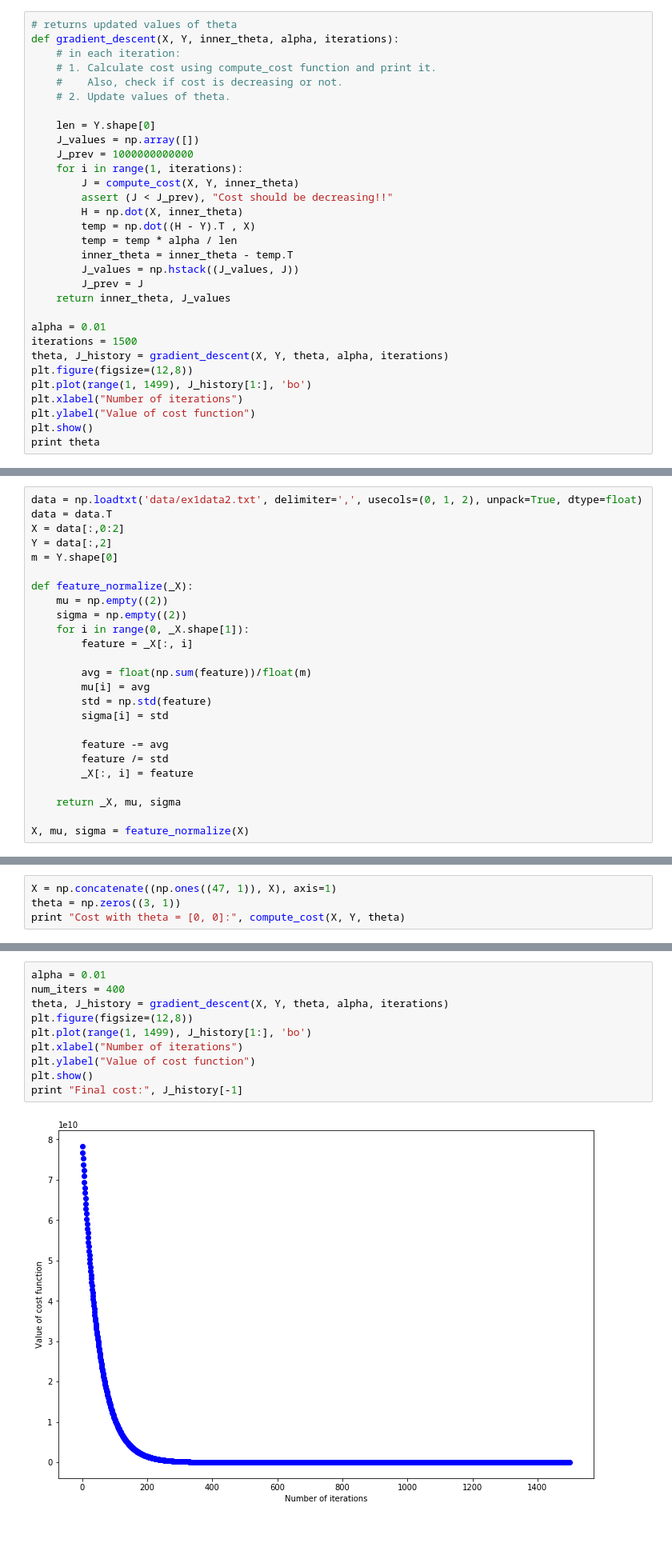
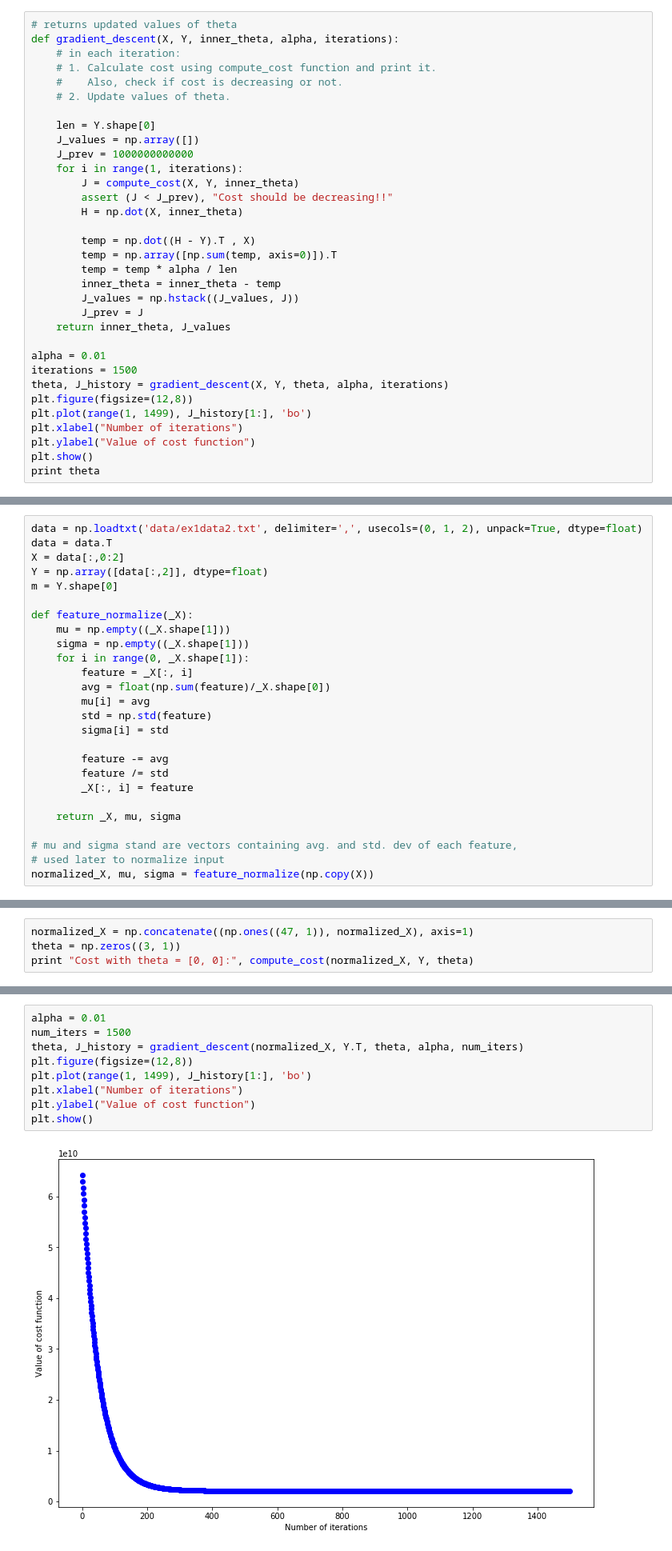
Before and after one commit to cynicaldevil/machine-learning-exercises, a Jupyter notebook: ex1/ex1.ipynb, the cells around one changed output, grey strips where cells are left out. Shown at 80% size. Drawn from its saved outputs; the diff is of its cells as text.

```diff
--- a/ex1/ex1.ipynb
+++ b/ex1/ex1.ipynb
@@ -59,9 +58,11 @@ def gradient_descent(X, Y, inner_theta, alpha, iterations):
         J = compute_cost(X, Y, inner_theta)
         assert (J < J_prev), "Cost should be decreasing!!"
         H = np.dot(X, inner_theta)
+
         temp = np.dot((H - Y).T , X)
+        temp = np.array([np.sum(temp, axis=0)]).T
         temp = temp * alpha / len
-        inner_theta = inner_theta - temp.T
+        inner_theta = inner_theta - temp
         J_values = np.hstack((J_values, J))
         J_prev = J
     return inner_theta, J_values
@@ -150,16 +151,15 @@ plt.show()
 data = np.loadtxt('data/ex1data2.txt', delimiter=',', usecols=(0, 1, 2), unpack=True, dtype=float)
 data = data.T
 X = data[:,0:2]
-Y = data[:,2]
+Y = np.array([data[:,2]], dtype=float)
 m = Y.shape[0]
 
 def feature_normalize(_X):
-    mu = np.empty((2))
-    sigma = np.empty((2))
+    mu = np.empty((_X.shape[1]))
+    sigma = np.empty((_X.shape[1]))
     for i in range(0, _X.shape[1]):
         feature = _X[:, i]
-
-        avg = float(np.sum(feature))/float(m)
+        avg = float(np.sum(feature)/_X.shape[0])
         mu[i] = avg
         std = np.std(feature)
         sigma[i] = std
@@ -170,11 +170,13 @@ def feature_normalize(_X):
 
     return _X, mu, sigma
 
-X, mu, sigma = feature_normalize(X)
+# mu and sigma stand are vectors containing avg. and std. dev of each feature,
+# used later to normalize input
+normalized_X, mu, sigma = feature_normalize(np.copy(X))
 # %% [markdown]
 ## 5.2 Cost function with theta = 0
 # %%
-X = np.concatenate((np.ones((47, 1)), X), axis=1)
+normalized_X = np.concatenate((np.ones((47, 1)), normalized_X), axis=1)
 theta = np.zeros((3, 1))
-print "Cost with theta = [0, 0]:", compute_cost(X, Y, theta)
+print "Cost with theta = [0, 0]:", compute_cost(normalized_X, Y, theta)
 # %% [output]
@@ -183,13 +185,12 @@ Cost with theta = [0, 0]: 79960005000.0
 ## 5.3 Calculating Multi-variate Gradient Descent
 # %%
 alpha = 0.01
-num_iters = 400
-theta, J_history = gradient_descent(X, Y, theta, alpha, iterations)
+num_iters = 1500
+theta, J_history = gradient_descent(normalized_X, Y.T, theta, alpha, num_iters)
 plt.figure(figsize=(12,8))
 plt.plot(range(1, 1499), J_history[1:], 'bo')
 plt.xlabel("Number of iterations")
 plt.ylabel("Value of cost function")
 plt.show()
-print "Final cost:", J_history[-1]
 # %% [output]
-[figure, old version]
+[figure, new version]
```
Also changed, not shown: parts of 3 cells of this notebook, 1 other file.
